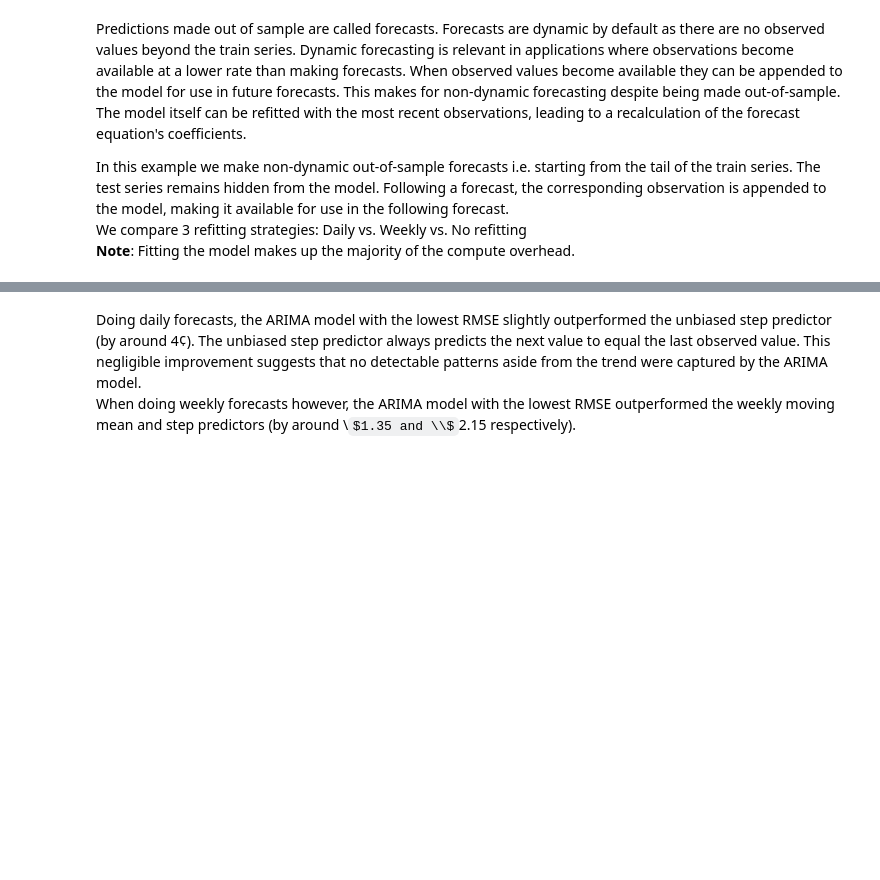
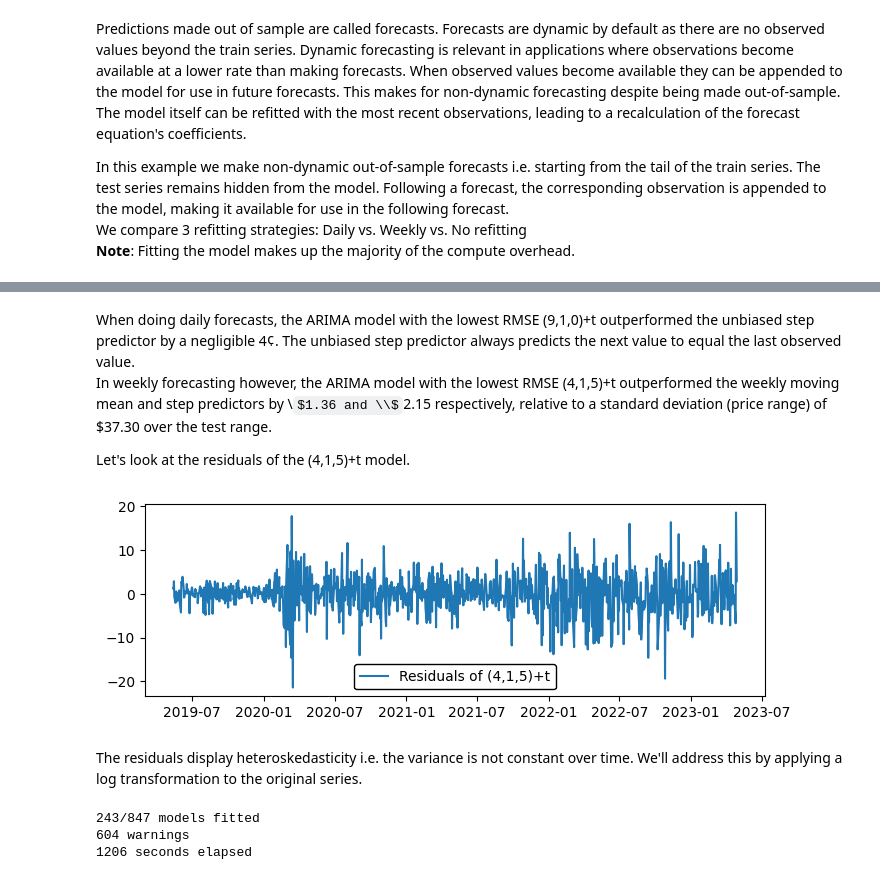
Before and after one commit to anmkap/market-prediction, a Jupyter notebook: notebooks/arima.ipynb, the cells around one changed output, grey strips where cells are left out. Drawn from its saved outputs; the diff is of its cells as text; code cells hidden in the pictures; some formulas as TeX source; blank space fills up the shorter version.

```diff
--- a/notebooks/arima.ipynb
+++ b/notebooks/arima.ipynb
@@ -257,8 +253,8 @@ We compare 3 refitting strategies: Daily vs. Weekly vs. No refitting<br>
 **Note**: Fitting the model makes up the majority of the compute overhead.
 # %%
 import time
-len_test = len(test)
-test = test[:len_test]
+# len_test = len(test)
+# test = test[:len_test]
 results = test
 for s in ['Append', 'Refit-daily', 'Refit-weekly']:
     start = time.time()
@@ -279,5 +275,9 @@ for s in ['Append', 'Refit-daily', 'Refit-weekly']:
     results = pd.concat([results, forecasts], axis=1)
     end = time.time()
     print('{}{}{}/{}{}{} seconds elapsed'.format(s, ' '*(13-len(s)), len_test, len_test, ' '*3, int(end-start)))
-# results.rename(columns={'Close': 'Observed'}, inplace=True)
+results.rename(columns={'Close': 'Observed'}, inplace=True)
+ax = results.plot(title='Out-of-sample')
+ax.set_ylabel('USD', rotation=0, labelpad=20)
+plt.show()
+print(results)
 # %% [output]
@@ -426,0 +421,2 @@ print("\n{} seconds elapsed".format(int(end-start)))
+# %%
+run_models(train, test)
@@ -470,3 +479,5 @@ Weekly unbiased (moving mean): 8.386698545858785
 # %% [markdown]
-Doing daily forecasts, the ARIMA model with the lowest RMSE slightly outperformed the unbiased step predictor (by around 4¢). The unbiased step predictor always predicts the next value to equal the last observed value. This negligible improvement suggests that no detectable patterns aside from the trend were captured by the ARIMA model.<br>
-When doing weekly forecasts however, the ARIMA model with the lowest RMSE outperformed the weekly moving mean and step predictors (by around \\$1.35 and \\$2.15 respectively).
+When doing daily forecasts, the ARIMA model with the lowest RMSE (9,1,0)+t outperformed the unbiased step predictor by a negligible 4¢. The unbiased step predictor always predicts the next value to equal the last observed value.<br>
+In weekly forecasting however, the ARIMA model with the lowest RMSE (4,1,5)+t outperformed the weekly moving mean and step predictors by \\$1.36 and \\$2.15 respectively, relative to a standard deviation (price range) of $37.30 over the test range.
+
+Let's look at the residuals of the (4,1,5)+t model.
@@ -472,0 +488,14 @@ When doing weekly forecasts however, the ARIMA model with the lowest RMSE outper
+# %%
+model = ARIMA(
+    train,
+    trend='t',
+    order=(4,1,5)
+).fit()
+plt.figure(figsize=(8, 2.5))
+plt.plot(model.resid[1:], label='Residuals of (4,1,5)+t')
+plt.legend(fontsize=10, loc='lower center', edgecolor='black', framealpha=1)
+plt.show()
+# %% [output]
+[figure, added]
+# %% [markdown]
+The residuals display heteroskedasticity i.e. the variance is not constant over time. We'll address this by applying a log transformation to the original series.
@@ -472,0 +506,6 @@ When doing weekly forecasts however, the ARIMA model with the lowest RMSE outper
+# %%
+model_stats(train)
+# %% [output]
+243/847 models fitted
+604 warnings
+1206 seconds elapsed
```
Also changed, not shown: parts of 23 cells of this notebook, 11 other files.
